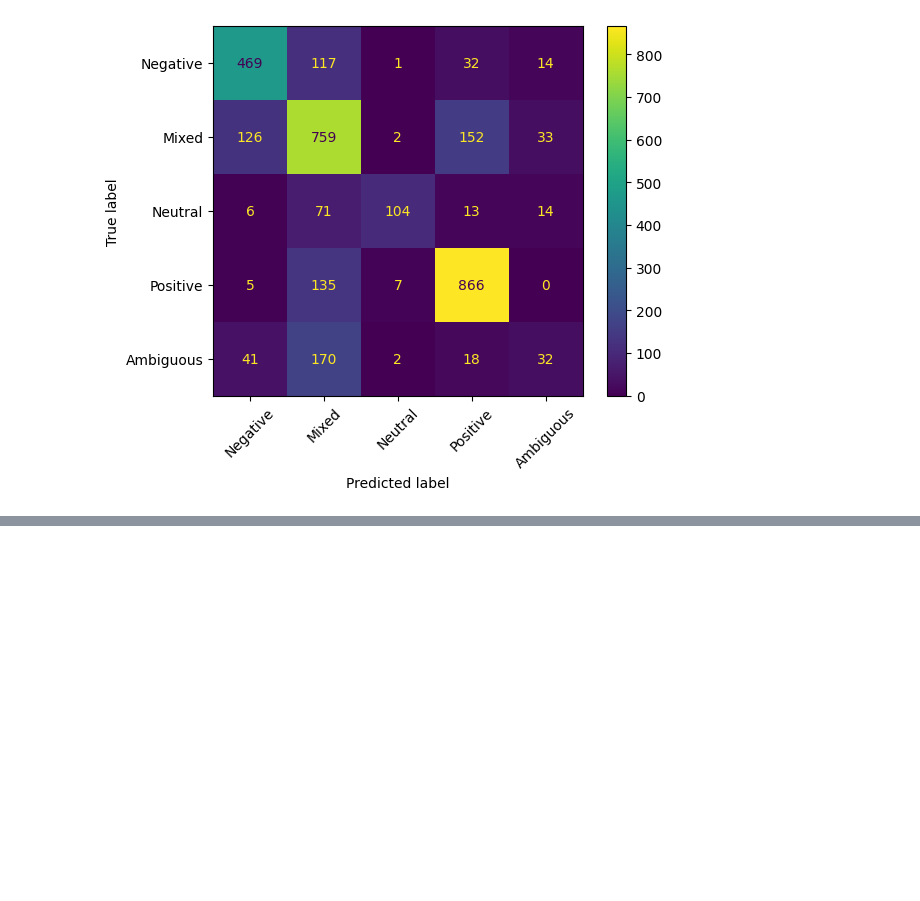
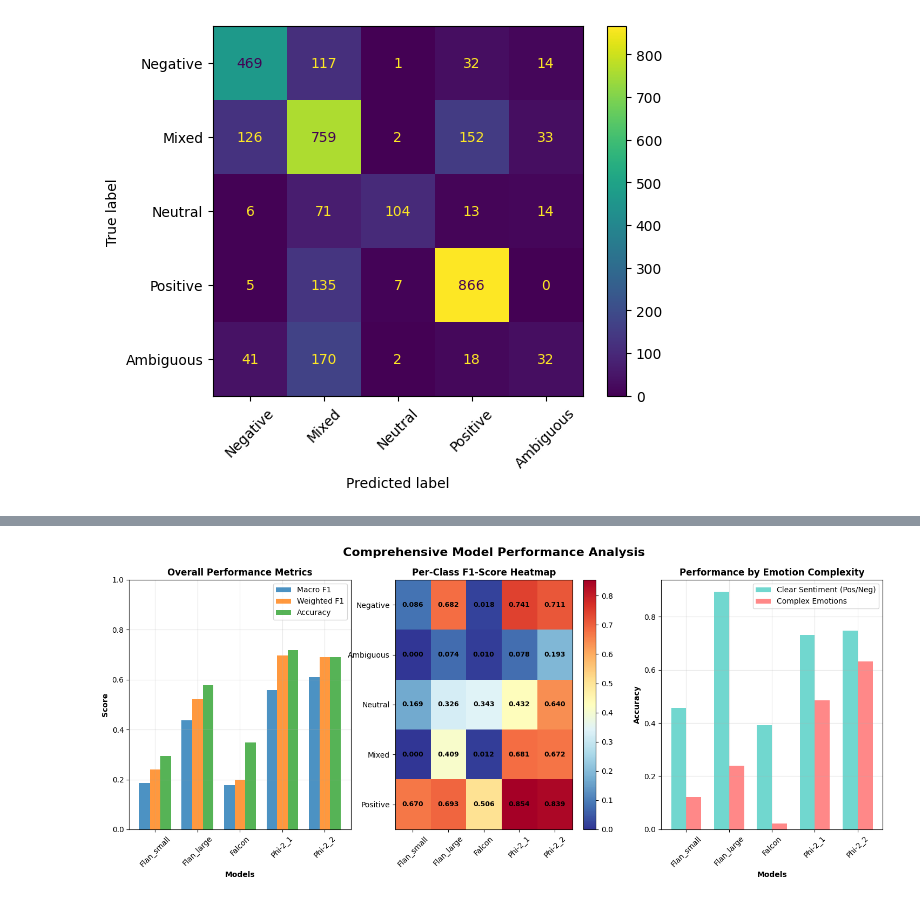
Before and after one commit to franciscoribeiro2003/Emotion_Classifier, a Jupyter notebook: notebooks/05-prompt-classification.ipynb, the cells around one changed output, grey strips where cells are left out. Saved outputs shown, nothing was run; the diff lists cells and outputs as text; code cells hidden in the pictures; blank space fills up the shorter version.

```diff
--- a/notebooks/05-prompt-classification.ipynb
+++ b/notebooks/05-prompt-classification.ipynb
@@ -662,6 +724,7 @@ weighted avg       0.69      0.70      0.68      3189
 [figure]
 [figure]
 # %%
+import ast
 # Load results for all models
 print("Loading all saved results...")
 model_results, training_times, detailed_reports = load_all_results()
@@ -671,17 +734,21 @@ print("COMPREHENSIVE MODEL COMPARISON")
 print("=" * 80)
 
 # Prepare model list for analysis
-models = ['Flan_small', 'Flan_large', 'Falcon', 'Phi-2_1', 'Phi-2_2', 'Phi-2_3']
+models = ['Flan_small', 'Flan_large', 'Falcon', 'Phi-2_1', 'Phi-2_2']
 classes = list(label_mapping.keys())
+
+for m in models:
+    if 'accuracy' not in model_results[m]:
+        print(f"Missing 'accuracy' in {m}")
 
 # Create summary metrics table
 summary_data = {
     'Model': models,
     'Macro F1': [model_results[m]['macro avg']['f1-score'] for m in models],
     'Weighted F1': [model_results[m]['weighted avg']['f1-score'] for m in models],
-    'Accuracy': [model_results[m]['accuracy'] for m in models],
-    'Training Time (s)': [training_times.get(m, 0) for m in models],
-    'Model Size': ['125M', '125M (0.3M trainable)', '110M', '66M', '117M']
+    'Accuracy': [model_results[m]['accuracy'] for m in models]
+    #'Training Time (s)': [training_times.get(m, 0) for m in models],
+    #'Model Size': ['125M', '125M (0.3M trainable)', '110M', '66M', '117M']
 }
 
 summary_df = pd.DataFrame(summary_data)
@@ -690,13 +757,3 @@ summary_df = summary_df.round(4)
 print("OVERALL PERFORMANCE SUMMARY:")
 print("-" * 80)
 print(summary_df.to_string(index=False))
-
-# Calculate efficiency metrics
-summary_df['F1/Time Ratio'] = summary_df['Macro F1'] / (summary_df['Training Time (s)'] / 60)  # F1 per minute
-summary_df['F1/Time Ratio'] = summary_df['F1/Time Ratio'].round(4)
-
-print(f"\nEFFICIENCY METRICS (F1-Score per Training Minute):")
-print("-" * 50)
-efficiency_sorted = summary_df.sort_values('F1/Time Ratio', ascending=False)
-for _, row in efficiency_sorted.iterrows():
-    print(f"{row['Model']:12}: {row['F1/Time Ratio']:.4f}")
@@ -737,10 +811,10 @@ NameError: name 'phi2_3_df' is not defined
 # %%
 # Create comprehensive visualization
-fig, axes = plt.subplots(2, 3, figsize=(20, 12))
+fig, axes = plt.subplots(1, 3, figsize=(18, 6))
 fig.suptitle('Comprehensive Model Performance Analysis', fontsize=16, fontweight='bold')
 
 # 1. Overall Performance Comparison
-ax1 = axes[0, 0]
+ax1 = axes[0]
 metrics = ['Macro F1', 'Weighted F1', 'Accuracy']
 x = np.arange(len(models))
 width = 0.25
@@ -760,7 +834,7 @@ ax1.grid(True, alpha=0.3)
 ax1.set_ylim(0, 1)
 
 # 2. Per-class F1 heatmap
-ax3 = axes[0, 2]
+ax3 = axes[1]
 f1_matrix = np.array([[model_results[model][cls]['f1-score'] for model in models] for cls in classes])
 im = ax3.imshow(f1_matrix, cmap='RdYlBu_r', aspect='auto')
 ax3.set_xticks(range(len(models)))
@@ -778,7 +852,7 @@ for i in range(len(classes)):
 plt.colorbar(im, ax=ax3)
 
 # 3. Performance by Emotion Category
-ax5 = axes[1, 1]
+ax5 = axes[2]
 # Categorize emotions
 clear_emotions = ['Positive', 'Negative']
 complex_emotions = ['Mixed', 'Ambiguous', 'Neutral']
@@ -795,30 +869,32 @@ for model in models:
         clear_true = [true_labels[i] for i in clear_indices]
         clear_pred = [pred_labels[i] for i in clear_indices]
         clear_acc = sum(1 for t, p in zip(clear_true, clear_pred) if t == p) / len(clear_true)
         clear_performance.append(clear_acc)
     else:
         clear_performance.append(0)
 
     # Complex emotions performance
     complex_indices = [i for i, label in enumerate(true_labels) if label in complex_emotions]
     if complex_indices:
         complex_true = [true_labels[i] for i in complex_indices]
         complex_pred = [pred_labels[i] for i in complex_indices]
         complex_acc = sum(1 for t, p in zip(complex_true, complex_pred) if t == p) / len(complex_true)
         complex_performance.append(complex_acc)
     else:
         complex_performance.append(0)
 
 x = np.arange(len(models))
 width = 0.35
 
 ax5.bar(x - width/2, clear_performance, width, label='Clear Sentiment (Pos/Neg)', alpha=0.8, color='#4ECDC4')
 ax5.bar(x + width/2, complex_performance, width, label='Complex Emotions', alpha=0.8, color='#FF6B6B')
 
 ax5.set_xlabel('Models', fontweight='bold')
 ax5.set_ylabel('Accuracy', fontweight='bold')
 ax5.set_title('Performance by Emotion Complexity', fontweight='bold')
 ax5.set_xticks(x)
 ax5.set_xticklabels(models, rotation=45)
 ax5.legend()
 ax5.grid(True, alpha=0.3)
+# %% [output]
+[figure, added]
```
Also changed, not shown: parts of 9 cells of this notebook.
